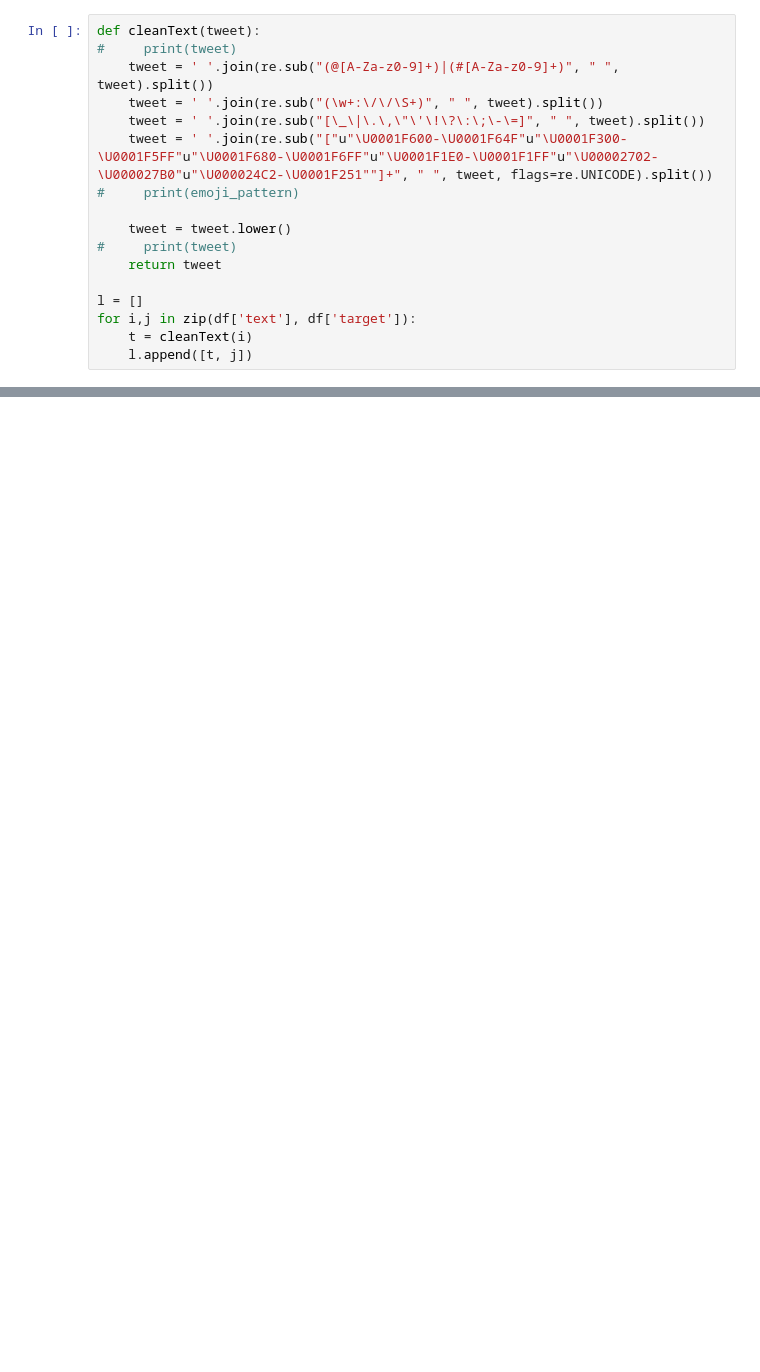
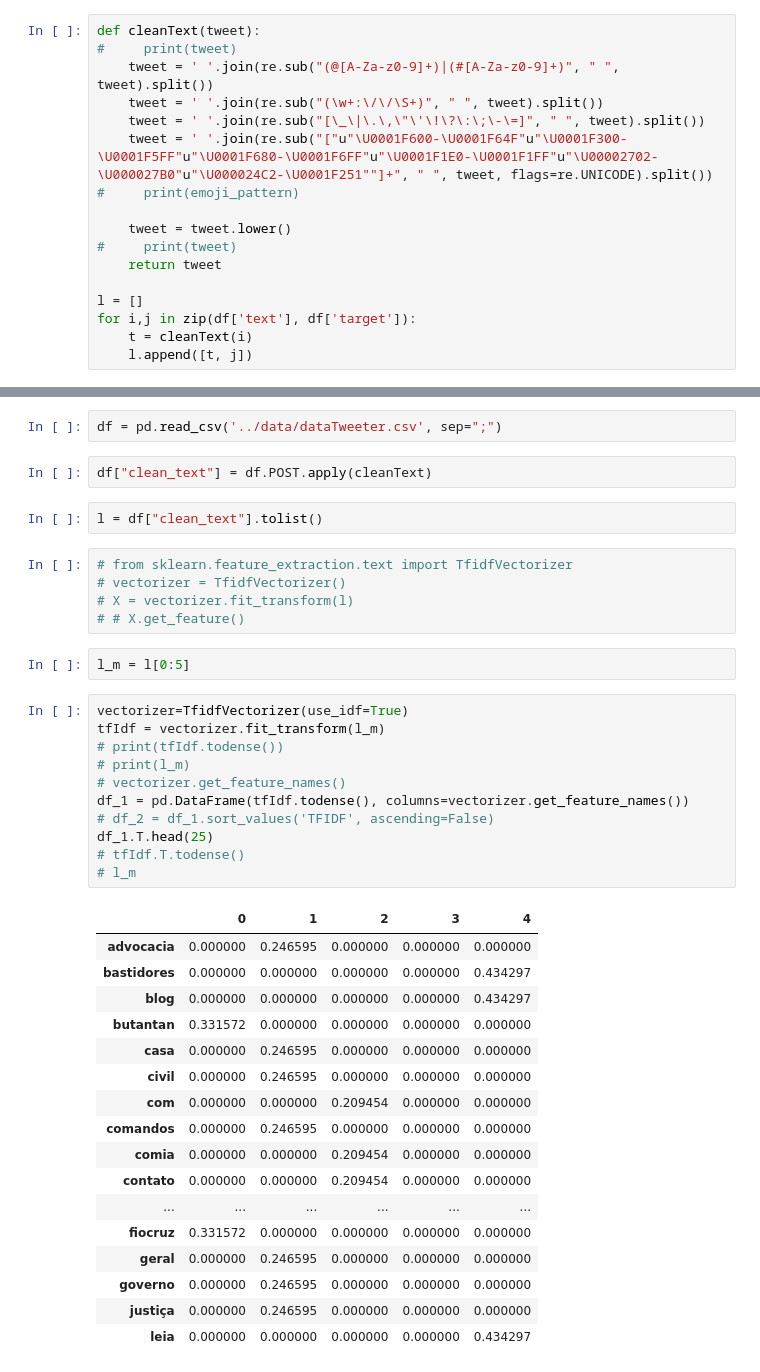
Before and after one commit to FireStrings/nlp, a Jupyter notebook: AnalysesSentiment.ipynb, the cells around one changed output, grey strips where cells are left out. Saved outputs shown, nothing was run; the diff lists cells and outputs as text; blank space fills up the shorter version.

```diff
--- a/AnalysesSentiment.ipynb
+++ b/AnalysesSentiment.ipynb
@@ -122,0 +82,42 @@ print(predicted)
+# %%
+df = pd.read_csv('../data/dataTweeter.csv', sep=";")
+# %%
+df["clean_text"] = df.POST.apply(cleanText)
+# %%
+l = df["clean_text"].tolist()
+# %%
+# from sklearn.feature_extraction.text import TfidfVectorizer
+# vectorizer = TfidfVectorizer()
+# X = vectorizer.fit_transform(l)
+# # X.get_feature()
+# %%
+l_m = l[0:5]
+# %%
+vectorizer=TfidfVectorizer(use_idf=True)
+tfIdf = vectorizer.fit_transform(l_m)
+# print(tfIdf.todense())
+# print(l_m)
+# vectorizer.get_feature_names()
+df_1 = pd.DataFrame(tfIdf.todense(), columns=vectorizer.get_feature_names())
+# df_2 = df_1.sort_values('TFIDF', ascending=False)
+df_1.T.head(25)
+# tfIdf.T.todense()
+# l_m
+# %% [output]
+|  | 0 | 1 | 2 | 3 | 4 |
+| advocacia | 0.000000 | 0.246595 | 0.000000 | 0.000000 | 0.000000 |
+| bastidores | 0.000000 | 0.000000 | 0.000000 | 0.000000 | 0.434297 |
+| blog | 0.000000 | 0.000000 | 0.000000 | 0.000000 | 0.434297 |
+| butantan | 0.331572 | 0.000000 | 0.000000 | 0.000000 | 0.000000 |
+| casa | 0.000000 | 0.246595 | 0.000000 | 0.000000 | 0.000000 |
+| civil | 0.000000 | 0.246595 | 0.000000 | 0.000000 | 0.000000 |
+| com | 0.000000 | 0.000000 | 0.209454 | 0.000000 | 0.000000 |
+| comandos | 0.000000 | 0.246595 | 0.000000 | 0.000000 | 0.000000 |
+| comia | 0.000000 | 0.000000 | 0.209454 | 0.000000 | 0.000000 |
+| contato | 0.000000 | 0.000000 | 0.209454 | 0.000000 | 0.000000 |
+| ... | ... | ... | ... | ... | ... |
+| fiocruz | 0.331572 | 0.000000 | 0.000000 | 0.000000 | 0.000000 |
+| geral | 0.000000 | 0.246595 | 0.000000 | 0.000000 | 0.000000 |
+| governo | 0.000000 | 0.246595 | 0.000000 | 0.000000 | 0.000000 |
+| justiça | 0.000000 | 0.246595 | 0.000000 | 0.000000 | 0.000000 |
+| leia | 0.000000 | 0.000000 | 0.000000 | 0.000000 | 0.434297 |
```
Also changed, not shown: parts of 10 cells of this notebook, 2 other files.
